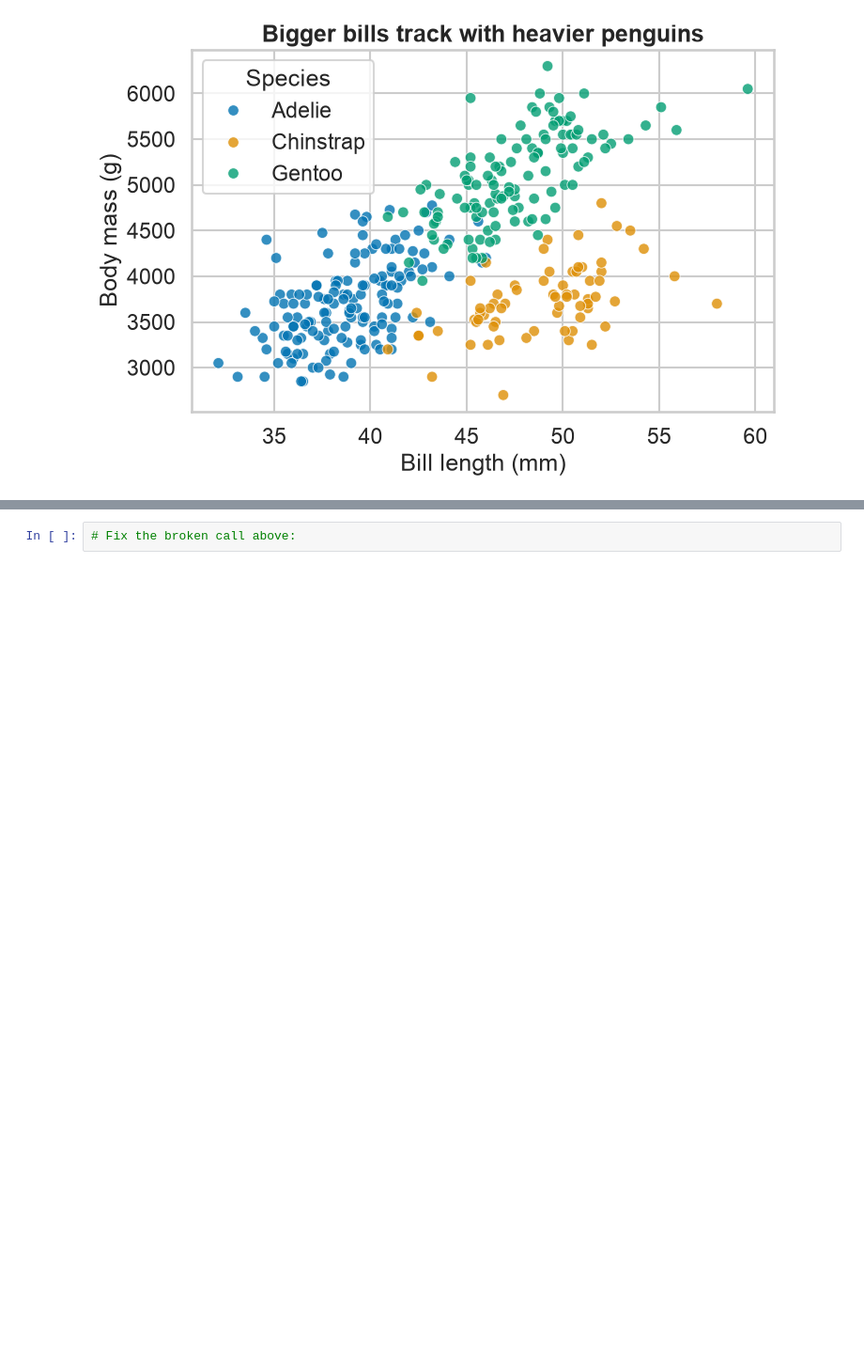
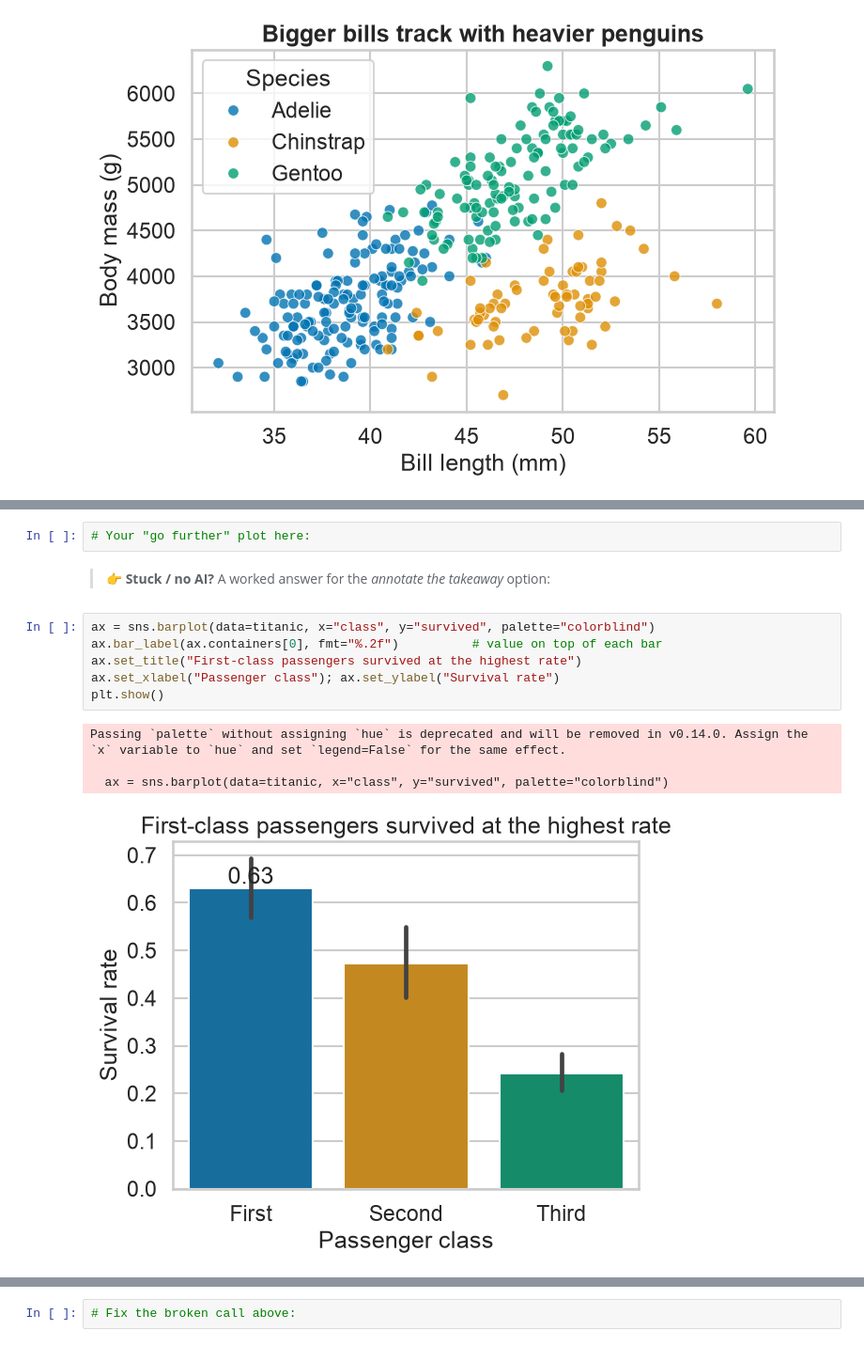
Before and after one commit to CWML/AI-for-Data-Visualization, a Jupyter notebook: ai_dataviz_2026_workshop.ipynb, the cells around one changed output, grey strips where cells are left out. Shown at 94% size. Cells and saved outputs as stored; diff of their text form; blank space fills up the shorter version.

```diff
--- a/ai_dataviz_2026_workshop.ipynb
+++ b/ai_dataviz_2026_workshop.ipynb
@@ -300,0 +319,15 @@ point of today — a chart that *runs* can still be wrong or misleading.
+# %%
+# Your "go further" plot here:
+# %% [markdown]
+> 👉 **Stuck / no AI?** A worked answer for the *annotate the takeaway* option:
+# %%
+ax = sns.barplot(data=titanic, x="class", y="survived", palette="colorblind")
+ax.bar_label(ax.containers[0], fmt="%.2f")          # value on top of each bar
+ax.set_title("First-class passengers survived at the highest rate")
+ax.set_xlabel("Passenger class"); ax.set_ylabel("Survival rate")
+plt.show()
+# %% [output]
+Passing `palette` without assigning `hue` is deprecated and will be removed in v0.14.0. Assign the `x` variable to `hue` and set `legend=False` for the same effect.
+
+  ax = sns.barplot(data=titanic, x="class", y="survived", palette="colorblind")
+[figure, added]
```
Also changed, not shown: parts of 21 cells of this notebook, 2 other files.
